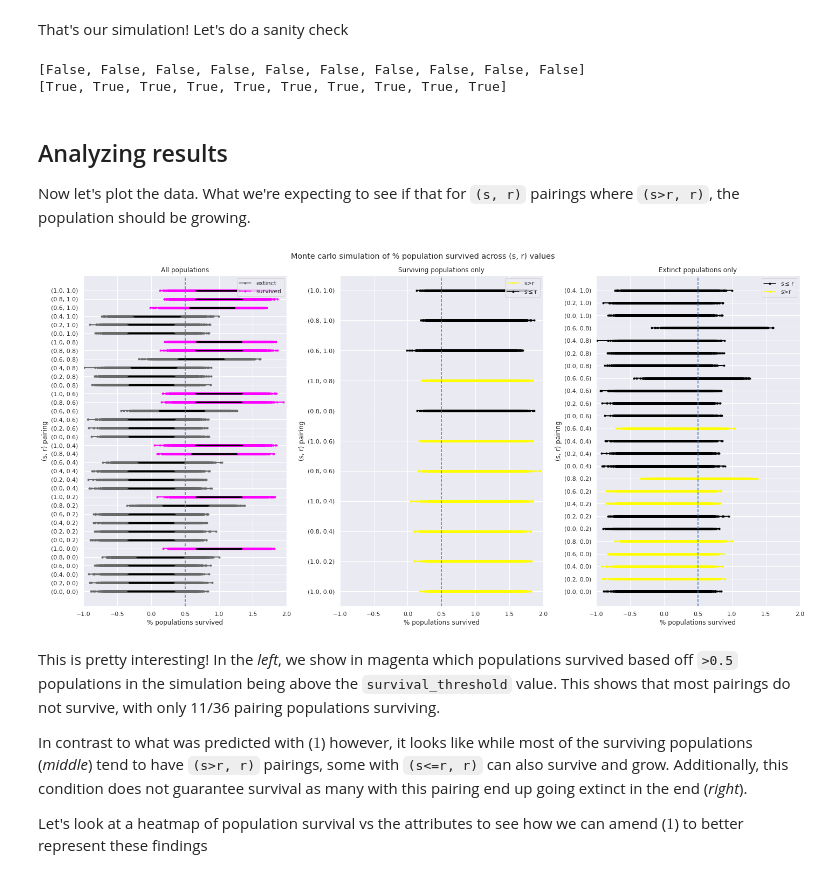
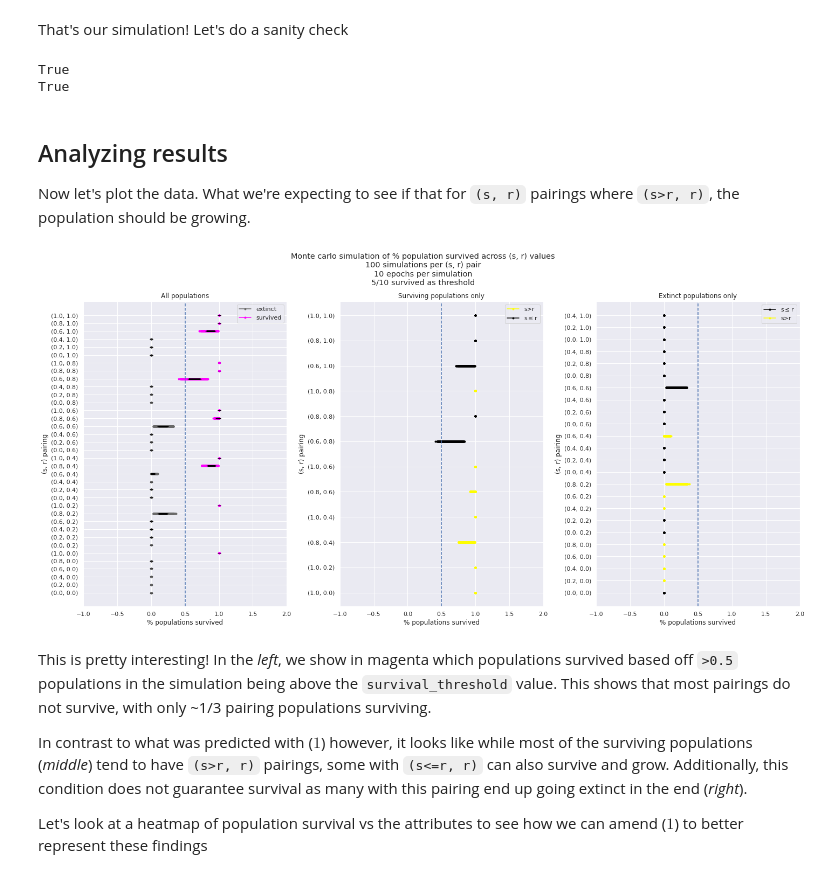
Before and after one commit to sansona/pyevo, a Jupyter notebook: examples/4. Population Growth and Statistics.ipynb, the cells around one changed output. Saved outputs shown, nothing was run; the diff lists cells and outputs as text; code cells hidden in the pictures.

Commit message:
Updated population growth notebook to use binom instead of norm distributions

```diff
--- a/examples/4. Population Growth and Statistics.ipynb
+++ b/examples/4. Population Growth and Statistics.ipynb
@@ -78,24 +78,24 @@ We'll be using `scipy.stats.norm.rvs` to create sample binomial distribution whe
 # %%
 #Create an example dataset distribution
 survived_perc = 0.2
+size = 10000
 
-a = scipy.stats.norm.rvs(loc=survived_perc, scale=0.2, size=100)
-b = scipy.stats.norm.rvs(loc=survived_perc, scale=0.2, size=1000)
-c = scipy.stats.norm.rvs(loc=survived_perc, scale=0.2, size=1000000)
+a = binom.rvs(100, survived_perc, size=size)/100
+b = binom.rvs(1000, survived_perc, size=size)/1000
+c = binom.rvs(1000000, survived_perc, size=size)/1000000
 
 fig, axes = plt.subplots(1, 3, figsize=(20,4))
 axes[0].hist(a, bins=100)
 axes[1].hist(b, bins=100)
 axes[2].hist(c, bins=100)
 
-axes[0].set_title("size=100")
-axes[1].set_title("size=1000")
-axes[2].set_title("size=1000000")
+axes[0].set_title("samples=100")
+axes[1].set_title("samples=1000")
+axes[2].set_title("samples=1000000")
 
 for ax in axes:
     ax.set_xlabel('% survived')
     ax.set_ylabel('Counts')
-    ax.set_xlim([-1, 1])
 
 plt.suptitle('Binomial distributions vs number samples')
 plt.show()
@@ -107,9 +107,9 @@ As we can see, the higher our number of samples/simulations, the more representa
 In order to compare populations, we can analyze the [confidence interval](https://en.wikipedia.org/wiki/Confidence_interval) based off the difference in population means. For example, let's see if we can confidently say two distributions with two different survival probabilities can be said to be different
 # %%
 #Create two dummy populations
-a = scipy.stats.norm.rvs(loc=0.9, scale=0.2, size=100000)
-b = scipy.stats.norm.rvs(loc=0.2, scale=0.2, size=100000)
-_ = plt.hist(a, alpha=0.6, bins=100)
-_ = plt.hist(b, alpha=0.6, bins=100)
-plt.xlim([-2, 2])
+a = binom.rvs(100, 0.7, size=100000)/100
+b = binom.rvs(100, 0.4, size=100000)/100
+_ = plt.hist(a, bins=100)
+_ = plt.hist(b, bins=100)
+plt.xlim([-1, 1])
 # %% [output]
@@ -153,8 +153,8 @@ print(s_r_pairings[:10])
 # %%
 #Setup conditions of the simulation
 n_starting_blobs = 10
-n_epochs = 5
-n_simulations_per_pairing = 1000
+n_epochs = 10
+n_simulations_per_pairing = 100
 survival_threshold = 5 #If the N remaining blobs after n_epochs is greater than this threshold, consider population stable. If below, consider it extinct
 
 pairing_success = {pair: [] for pair in s_r_pairings}
@@ -185,11 +187,11 @@ for pair in s_r_pairings:
 # %% [markdown]
 That's our simulation! Let's do a sanity check
 # %%
-print(pairing_success[(0.0, 0.0)][:10]) #These should all die since none of them survive or reproduce
-print(pairing_success[(1.0, 0.0)][:10]) #These should all be alive since all survive and reproduce
+print(set(pairing_success[(0.0, 0.0)][:10]) == {False}) #These should all die since none of them survive or reproduce
+print(set(pairing_success[(1.0, 0.0)][:10]) == {True}) #These should all be alive since all survive and reproduce
 # %% [output]
-[False, False, False, False, False, False, False, False, False, False]
-[True, True, True, True, True, True, True, True, True, True]
+True
+True
 # %% [markdown]
 ## Analyzing results
 Now let's plot the data. What we're expecting to see if that for `(s, r)` pairings where `(s>r, r)`, the population should be growing.
@@ -198,7 +200,7 @@ Now let's plot the data. What we're expecting to see if that for `(s, r)` pairin
 stable_populations  = {pair: (pairing_success[pair].count(True)/n_simulations_per_pairing) for pair in pairing_success}
 
 #For each pairing, create binomial distribution centered around number successes
-pair_binomials = {pair: scipy.stats.norm.rvs(loc=stable_populations[pair], scale=0.2, size=100000) for pair in pairing_success}
+pair_binomials = {pair: binom.rvs(n_simulations_per_pairing, stable_populations[pair], size=100000)/n_simulations_per_pairing for pair in pairing_success}
 # %%
 def legend_without_duplicate_labels(ax):
     """
@@ -235,37 +237,40 @@ for pop in growing_populations:
         label='s>r'
     else:
         c = 'black'
         label = r's$\leq$r'
     axes[1].plot(dist, [str(pop)]*len(dist), c=c, label=label, marker='.')
 
 for pop in extinct_populations:
     dist = extinct_populations[pop]
     if pop[0] > pop[1]:
         c = 'yellow'
         label='s>r'
     else:
         c = 'black'
         label = r's$\leq$r'
     axes[2].plot(dist, [str(pop)]*len(dist), c=c, label=label, marker='.')
 
 axes[0].set_title('All populations')
 axes[1].set_title('Surviving populations only')
 axes[2].set_title('Extinct populations only')
 
 for ax in axes:
     ax.set_xlabel('% populations survived')
     ax.set_ylabel('(s, r) pairing')
     ax.axvline(0.5, ls='--')
     ax.set_xlim([-1, 2])
     legend_without_duplicate_labels(ax)
 
-fig.suptitle('Monte carlo simulation of % population survived across (s, r) values')
+fig.suptitle(f'Monte carlo simulation of % population survived across (s, r) values\n'
+             f'{n_simulations_per_pairing} simulations per (s, r) pair\n'
+             f'{n_epochs} epochs per simulation\n'
+             f'{survival_threshold}/{n_starting_blobs} survived as threshold')
 plt.tight_layout()
 plt.show()
 # %% [output]
-[figure, old version]
+[figure, new version]
 # %% [markdown]
-This is pretty interesting! In the <i>left</i>, we show in magenta which populations survived based off `>0.5` populations in the simulation being above the `survival_threshold` value. This shows that most pairings do not survive, with only 11/36 pairing populations surviving.
+This is pretty interesting! In the <i>left</i>, we show in magenta which populations survived based off `>0.5` populations in the simulation being above the `survival_threshold` value. This shows that most pairings do not survive, with only ~1/3 pairing populations surviving.
 
 In contrast to what was predicted with ($1$) however, it looks like while most of the surviving populations (<i>middle</i>) tend to have `(s>r, r)` pairings, some with `(s<=r, r)` can also survive and grow. Additionally, this condition does not guarantee survival as many with this pairing end up going extinct in the end (<i>right</i>).
 
```
Also changed, not shown: parts of 10 cells of this notebook.
